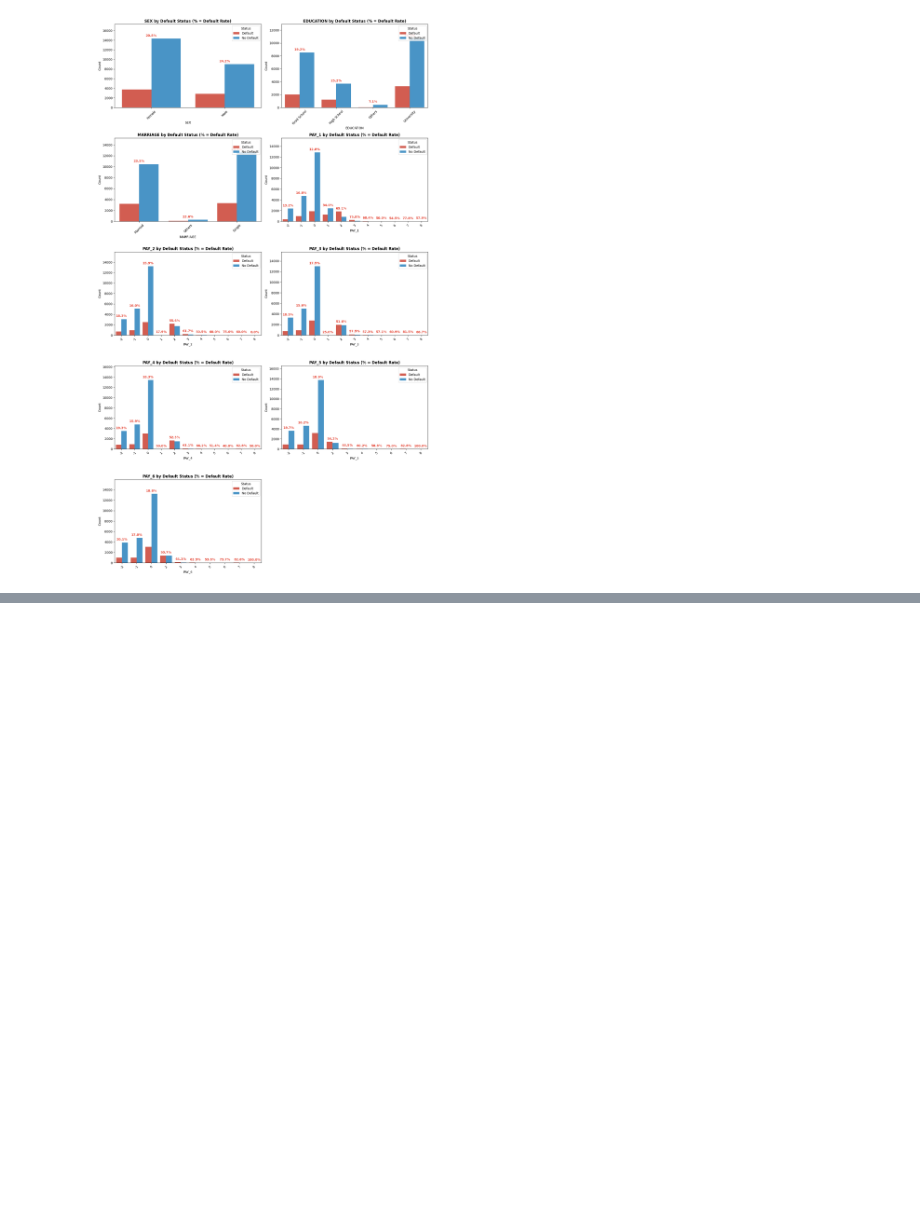
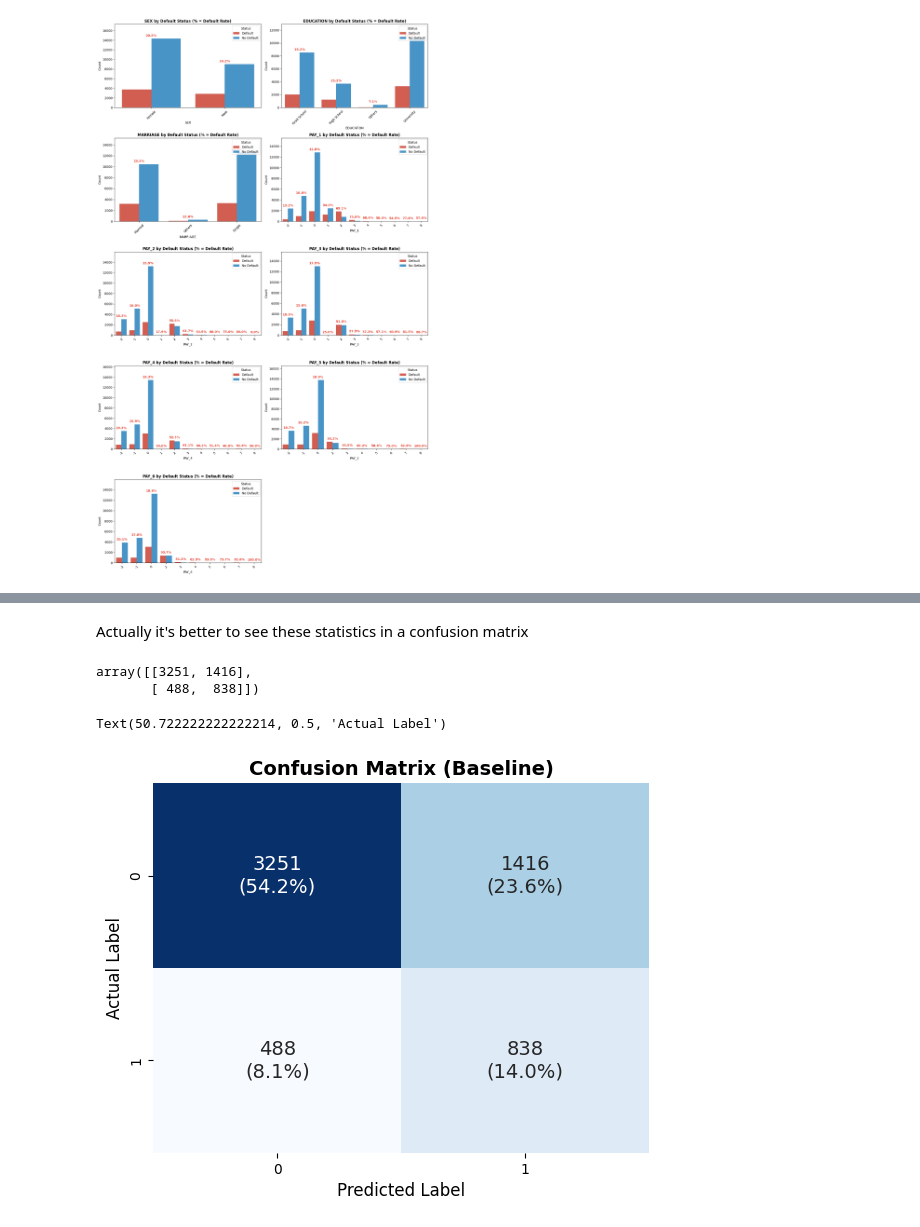
Before and after one commit to dakboiszzz/credit-default-insights, a Jupyter notebook: notebooks/data_exploration.ipynb, the cells around one changed output, grey strips where cells are left out. Saved outputs shown, nothing was run; the diff lists cells and outputs as text; code cells hidden in the pictures; blank space fills up the shorter version.

Commit message:
Build model

```diff
--- a/notebooks/data_exploration.ipynb
+++ b/notebooks/data_exploration.ipynb
@@ -577,0 +642,6 @@ plt.show()
+# %%
+# Optional: Convert back to DataFrame for readability (so you can see what happened)
+# We get the new column names from the encoder
+feature_names = preprocessor.get_feature_names_out()
+X_train_df = pd.DataFrame(X_train_processed, columns=feature_names)
+X_test_df = pd.DataFrame(X_test_processed, columns=feature_names)
@@ -577,0 +660,20 @@ plt.show()
+# %%
+from sklearn.linear_model import LogisticRegression
+from sklearn.metrics import classification_report, confusion_matrix, roc_auc_score, roc_curve
+
+# 1. Initialize the Baseline Model
+# solver='liblinear' is standard for binary problems.
+# class_weight='balanced' automatically adjusts weights inversely proportional to class frequencies.
+log_model = LogisticRegression(solver='liblinear', random_state=42, class_weight='balanced')
+
+# 2. Train the Model
+print("Training Baseline Logistic Regression...")
+log_model.fit(X_train_df, y_train)
+
+# 3. Generate Predictions
+y_pred = log_model.predict(X_test_df)               # The decisions (0 or 1)
+y_prob = log_model.predict_proba(X_test_df)[:, 1]   # The probability score (0.0 to 1.0)
+
+# 4. Evaluate Performance
+print("\n--- BASELINE RESULTS ---")
+print(classification_report(y_test, y_pred))
@@ -577,0 +692,27 @@ plt.show()
+# %% [markdown]
+Actually it's better to see these statistics in a confusion matrix
+# %%
+from sklearn.metrics import confusion_matrix
+
+cm = confusion_matrix(y_test, y_pred)
+
+cm
+# %% [output]
+array([[3251, 1416],
+       [ 488,  838]])
+# %%
+# Create custom labels for the boxes (Count + Percentage)
+# This loop calculates the % of data in each box relative to the total test set
+group_counts = [f"{value:0.0f}" for value in cm.flatten()]
+group_percentages = [f"({value:.1%})" for value in cm.flatten()/np.sum(cm)]
+labels = [f"{v1}\n{v2}" for v1, v2 in zip(group_counts, group_percentages)]
+labels = np.asarray(labels).reshape(2,2)
+
+# Plot Heatmap
+sns.heatmap(cm, annot=labels, fmt='', cmap='Blues', cbar=False, annot_kws={"size": 14})
+plt.title('Confusion Matrix (Baseline)', fontsize=14, fontweight='bold')
+plt.xlabel('Predicted Label', fontsize=12)
+plt.ylabel('Actual Label', fontsize=12)
+# %% [output]
+Text(50.722222222222214, 0.5, 'Actual Label')
+[figure, added]
```
Also changed, not shown: parts of 33 cells of this notebook.
